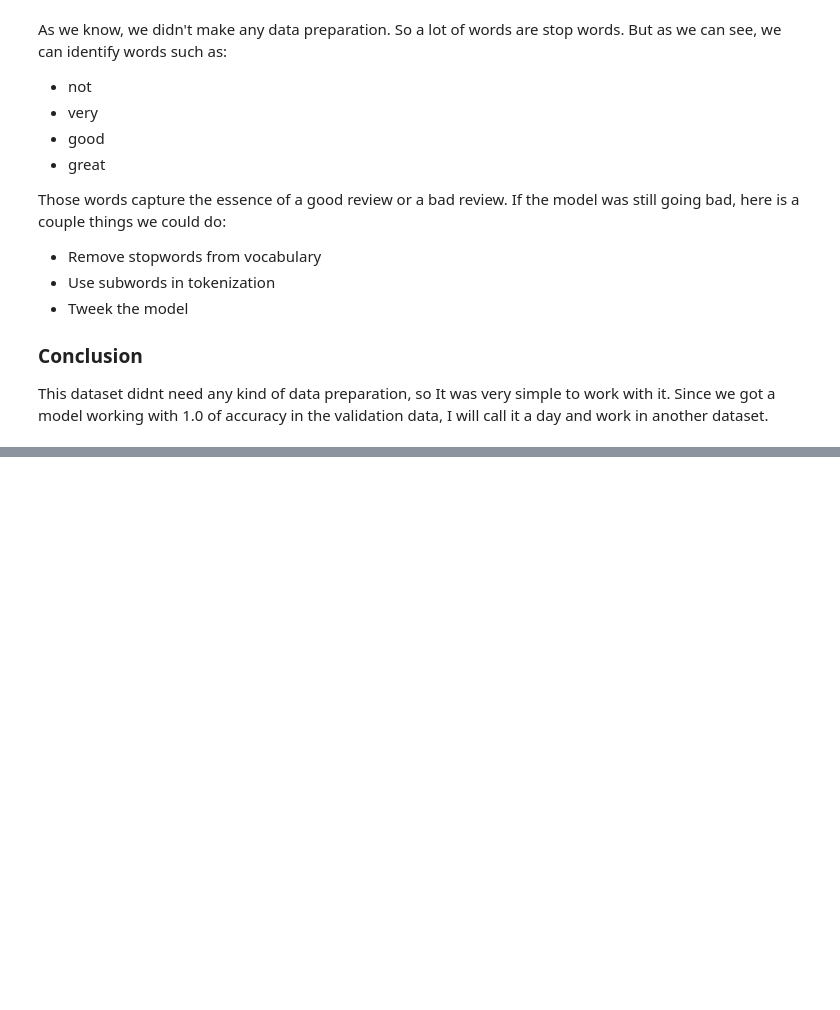
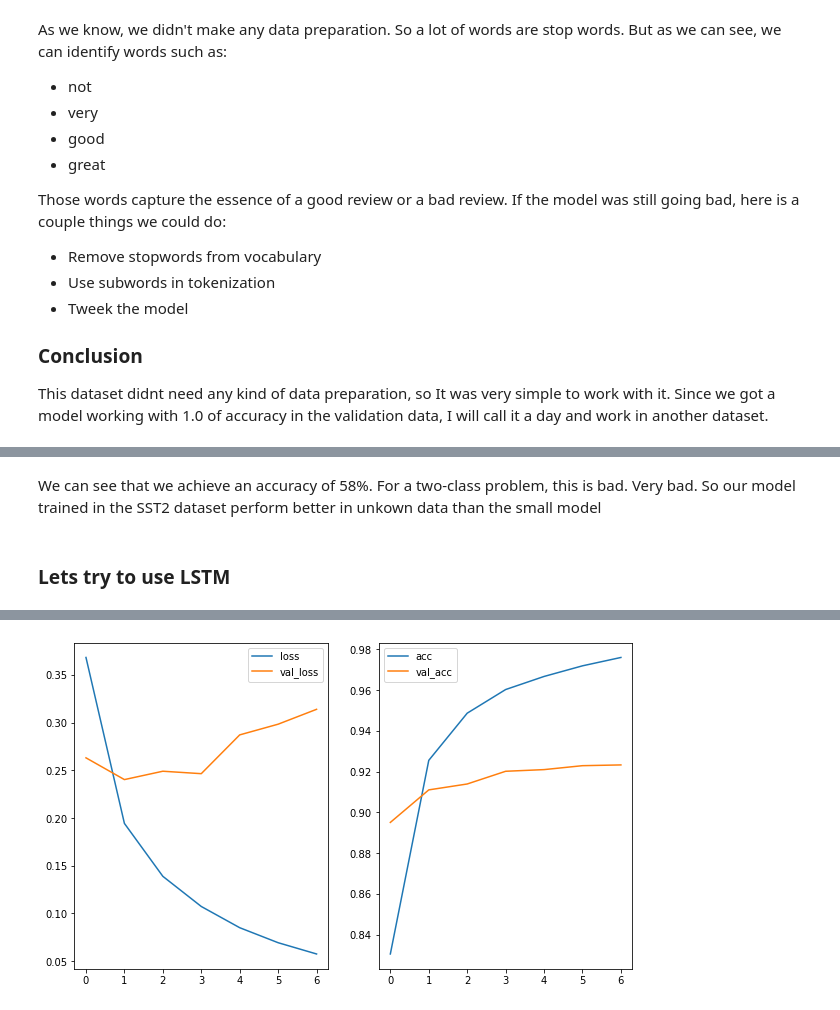
Before and after one commit to clovisdanielss/Colab-Projects, a Jupyter notebook: sentiment-prediction/Review_Sentiment_Prediction.ipynb, the cells around one changed output, grey strips where cells are left out. Drawn from its saved outputs; the diff is of its cells as text; code cells hidden in the pictures; blank space fills up the shorter version.

```diff
--- a/sentiment-prediction/Review_Sentiment_Prediction.ipynb
+++ b/sentiment-prediction/Review_Sentiment_Prediction.ipynb
@@ -323,0 +332,4 @@ Requirement already satisfied: oauthlib>=3.0.0 in /usr/local/lib/python3.7/dist-
+# %%
+train_data = pd.read_csv(ZipFile("./dataset.zip").open("SST-2/train.tsv"), sep="\t")
+test_data = pd.read_csv(ZipFile("./dataset.zip").open("SST-2/test.tsv"), sep="\t")
+train_data
@@ -323,0 +473,22 @@ Requirement already satisfied: oauthlib>=3.0.0 in /usr/local/lib/python3.7/dist-
+# %% [markdown]
+We can see that we achieve an accuracy of 58%. For a two-class problem, this is bad. Very bad. So our model trained in the SST2 dataset perform better in unkown data than the small model
+# %% [markdown]
+### Lets try to use LSTM
+# %%
+x_valid_seq = tokenizer.texts_to_sequences(x_valid)
+x_valid_pad = tf.keras.preprocessing.sequence.pad_sequences(x_valid_seq, maxlen=x_train_pad.shape[1])
+x_valid_pad.shape
+
+model = tf.keras.models.Sequential([
+        tf.keras.layers.Embedding(len(tokenizer.word_index)+1,64,input_length=x_train_pad.shape[1]),
+        tf.keras.layers.Bidirectional(tf.keras.layers.LSTM(64)),
+        tf.keras.layers.Dense(1, activation="sigmoid")
+])
+
+model.compile(optimizer="adam", loss="binary_crossentropy", metrics=["accuracy"])
+stop = tf.keras.callbacks.EarlyStopping(patience = 5)
+best = tf.keras.callbacks.ModelCheckpoint("best.h5", save_only_best=True)
+batch_size=64
+log = model.fit(x=x_train_pad, y=y_train,validation_data=(x_valid_pad, y_valid), epochs=10, callbacks=[stop, best], batch_size=batch_size, steps_per_epoch=math.ceil(x_train_pad.shape[0]/batch_size), validation_steps=math.ceil(x_valid_pad.shape[0]/batch_size))
+plot_training()
+# %% [output]
@@ -323,0 +509 @@ Requirement already satisfied: oauthlib>=3.0.0 in /usr/local/lib/python3.7/dist-
+[figure, added]
```
Also changed, not shown: parts of 63 cells of this notebook.
